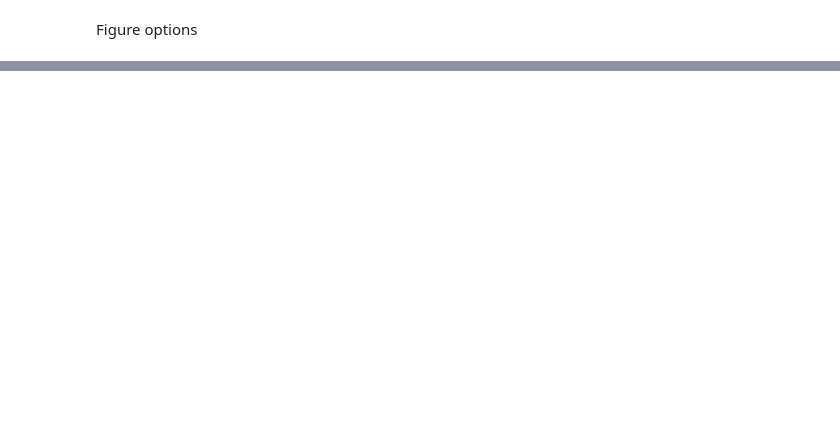
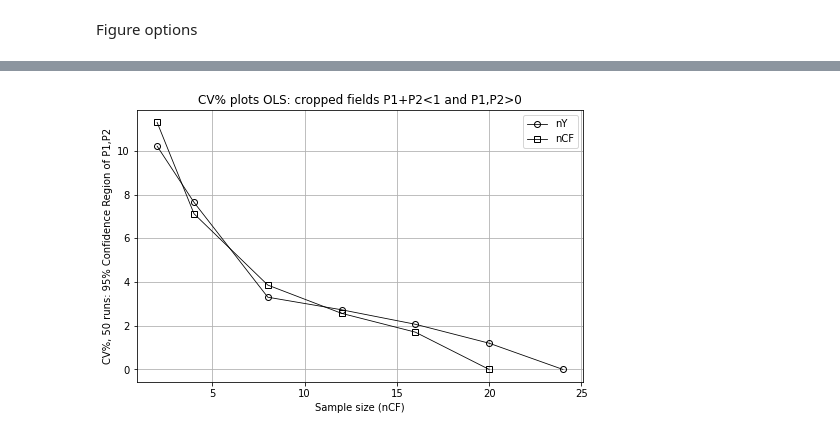
Before and after one commit to tiagoburiol/Fingerprinting, a Jupyter notebook: quick_start.ipynb, the cells around one changed output, grey strips where cells are left out. Saved outputs shown, nothing was run; the diff lists cells and outputs as text; code cells hidden in the pictures; blank space fills up the shorter version.

```diff
--- a/quick_start.ipynb
+++ b/quick_start.ipynb
@@ -214,20 +216,22 @@ plt.show()
 # %%
 fig = plt.figure(figsize=(8, 5))
 plt.plot(X1_0, Y1_0, "ko-",
          X2_0, Y2_0, "ks-",
         fillstyle='none',
         linewidth=0.8)
 #plt.plot(X1, Y1, "o-", )
-plt.title('Gráfico do coeficiente de variação em função do número de amostras')
-plt.xlabel('Numero de amostras')
-plt.ylabel('CV%, 50 repetições, região de confiança de 95% para P1 e P2')
-plt.legend(['Variando Y',
+plt.title('CV% plots OLS: cropped fields P1+P2<1 and P1,P2>0')
+plt.xlabel('Sample size (nCF)')
+plt.ylabel('CV%, 50 runs: 95% Confidence Region of P1,P2')
+plt.legend(['nY',
             #'OLS3x3',
-            'Variando L'], loc='upper right')
-plt.savefig('CVvsAmostras.png')
+            'nCF'], loc='upper right')
+plt.savefig('Coeff_Var_nY_and_nCF_OLS.png')
 
 plt.grid()
 plt.show()
+# %% [output]
+[figure, added]
 # %%
 fig = plt.figure(figsize=(8, 5))
 plt.plot(X1_2, Y1_2, "ko-",
```
Also changed, not shown: parts of 6 cells of this notebook.
